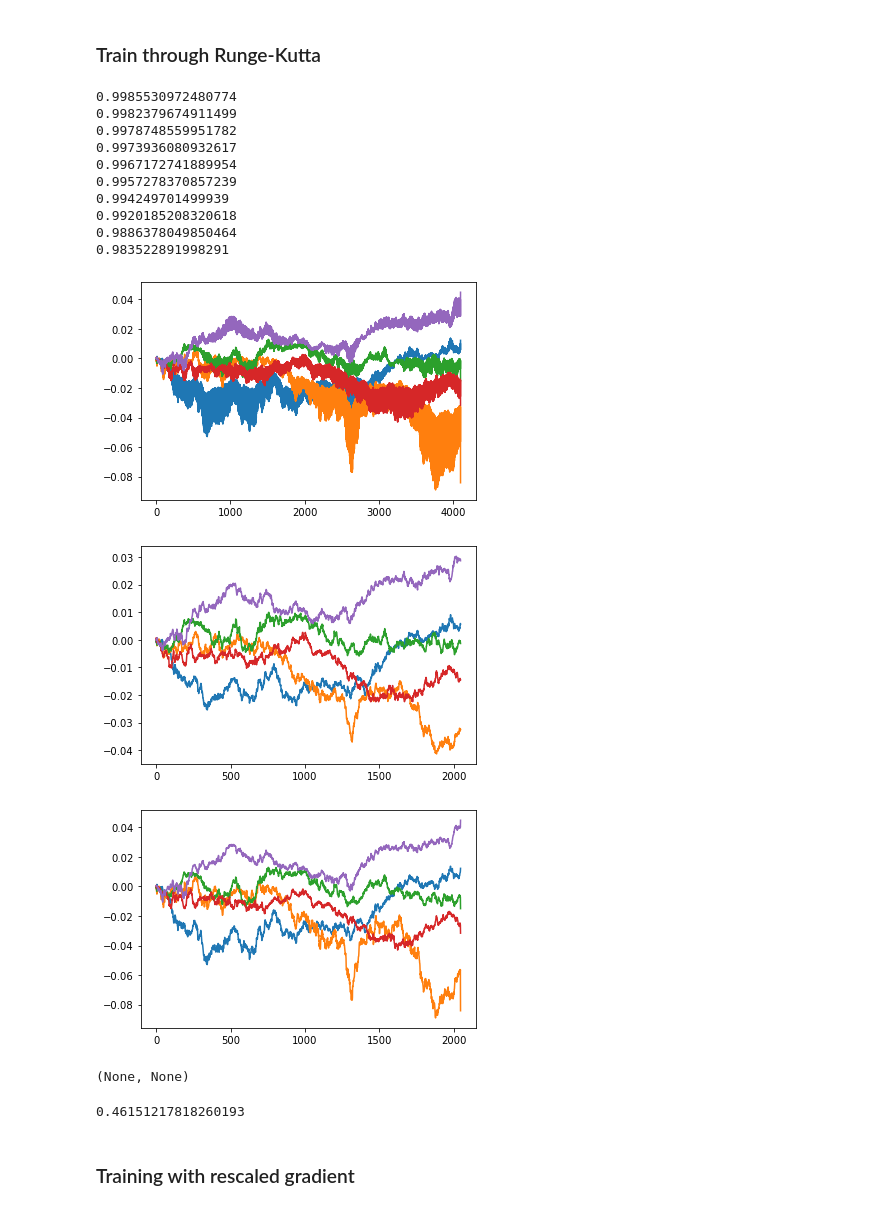
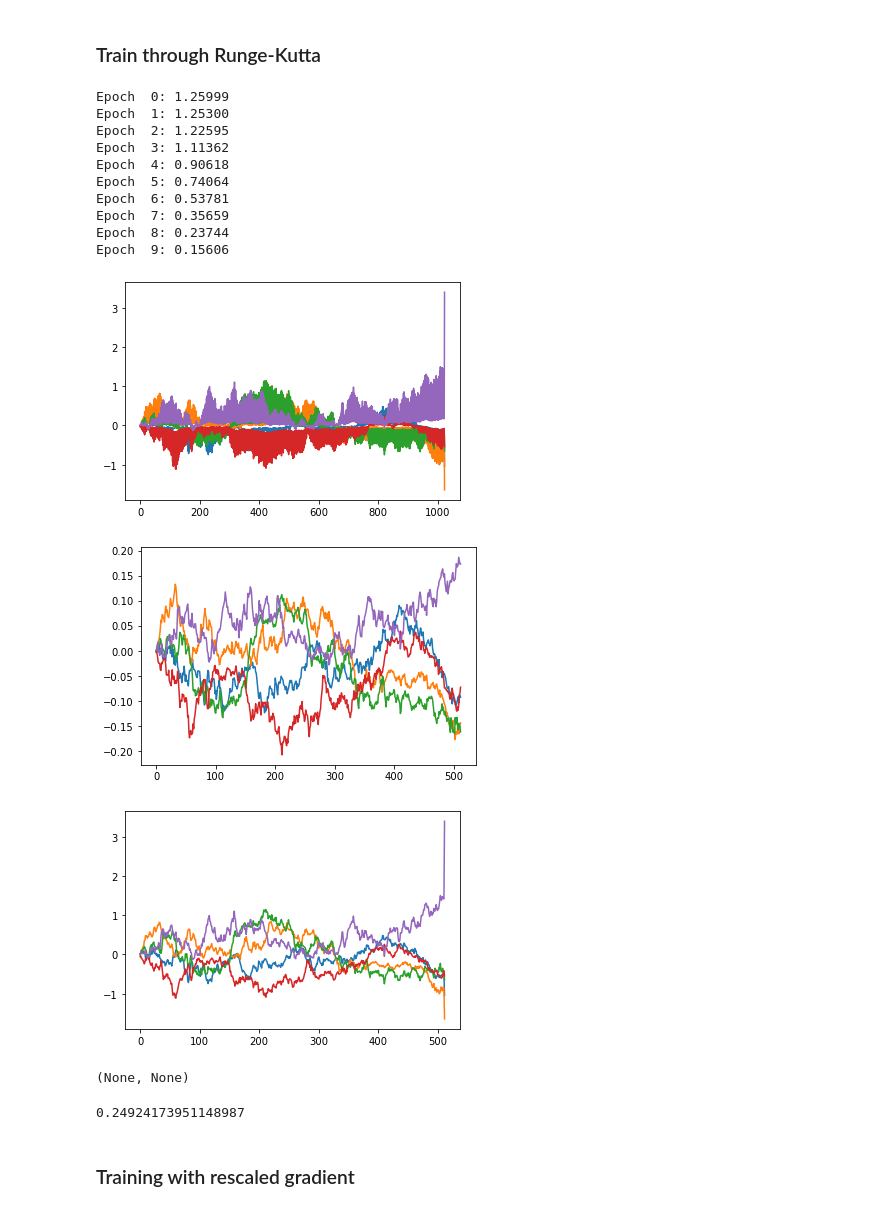
Before and after one commit to silasalberti/stat-learning, a Jupyter notebook: Ding et al 2021.ipynb, the cells around one changed output. Drawn from its saved outputs; the diff is of its cells as text; code cells hidden in the pictures.

```diff
--- a/Ding et al 2021.ipynb
+++ b/Ding et al 2021.ipynb
@@ -236,3 +236 @@ torch.trace(torch.cdist(x, final_output)).item()/B
-# %%
-theta = theta_untrained
 # %%
@@ -259,19 +288,19 @@ torch.trace(torch.cdist(x, final_output)).item()/B
 # %% [markdown]
 ### Solve it using Runge-Kutta
 # %%
-def z_rk4(x: TensorType["b", "d"], log_dl: int = 1):
+def z_rk4(theta: TensorType["m", "l", "k"], x: TensorType["b", "d"], log_dl: int = 1):
     z = x
     dl = 2**log_dl
     dt = dl/(2**MAX_LOG_L)
     for i in range(2**(MAX_LOG_L-log_dl)):
         t = i*dl
-        k1 = F_vectorized(z, t)
-        k2 = F_vectorized(z+k1*dt/2, t+dl//2)
-        k3 = F_vectorized(z+k2*dt/2, t+dl//2)
+        k1 = F_vectorized(z, t, theta)
+        k2 = F_vectorized(z+k1*dt/2, t+dl//2, theta)
+        k3 = F_vectorized(z+k2*dt/2, t+dl//2, theta)
         if t+dl < 2**MAX_LOG_L:
-            k4 = F_vectorized(z+k3*dt, t+dl)
+            k4 = F_vectorized(z+k3*dt, t+dl, theta)
         else:
-            k4 = F_vectorized(z+k3*dt, 2**MAX_LOG_L-1)
+            k4 = F_vectorized(z+k3*dt, 2**MAX_LOG_L-1, theta)
         z = z+dt/6*(k1+2*k2+2*k3+k4)
     return z
 # %% [markdown]
@@ -316,14 +364,13 @@ torch.nn.functional.mse_loss(z(MAX_LOG_L-1,x_), objectives[OBJECTIVE](x_)).item(
 ### Train through Runge-Kutta
 # %%
 STOCHASTIC = False
-def train_rk4(lr: float =1000, iters: int =20, correction: bool = False):
-    global theta, theta_trained
+def train_rk4(theta,lr: float =1000, iters: int =20, correction: bool = False):
     for i in range(iters):
         theta.grad = None
         x_ = x if not STOCHASTIC else x_generator()
-        y = z_rk4(x_, log_dl=1)
+        y = z_rk4(theta,x_, log_dl=1)
         loss = torch.nn.functional.mse_loss(y, objectives[OBJECTIVE](x_))
-        print(loss.item())
+        print(f"Epoch {i:>2}: {loss.item():.5f}")
         loss.backward()
         with torch.no_grad():
             if correction:
@@ -332,35 +379,36 @@ def train_rk4(lr: float =1000, iters: int =20, correction: bool = False):
                 theta[:,-1,:] -= lr*theta.grad[:,-1,:]*torch.norm(theta.grad[:,-2,:])/torch.norm(theta.grad[:,-1,:])
             else:
                 theta -= lr*theta.grad
-    theta_trained = theta
+    return theta
 # %%
-init_params("wiener")
-train_rk4(lr=2000, iters=10)
+theta3 = init_params("wiener")
+theta3_untrained = theta3.clone().detach()
+theta3_trained = train_rk4(theta3, lr=2000, iters=10)
 # %% [output]
-0.9985530972480774
-0.9982379674911499
-0.9978748559951782
-0.9973936080932617
-0.9967172741889954
-0.9957278370857239
-0.994249701499939
-0.9920185208320618
-0.9886378049850464
-0.983522891998291
+Epoch  0: 1.25999
+Epoch  1: 1.25300
+Epoch  2: 1.22595
+Epoch  3: 1.11362
+Epoch  4: 0.90618
+Epoch  5: 0.74064
+Epoch  6: 0.53781
+Epoch  7: 0.35659
+Epoch  8: 0.23744
+Epoch  9: 0.15606
 # %%
-plot_some_params(theta_trained)
+plot_some_params(theta3_trained)
 # %% [output]
-[figure, old version]
+[figure, new version]
 # %%
-plot_some_params(theta_trained[:,::2,:]), plot_some_params(theta_trained[:,1::2,:])
+plot_some_params(theta3_trained[:,::2,:]), plot_some_params(theta3_trained[:,1::2,:])
 # %% [output]
-[figure, old version]
+[figure, new version]
-[figure, old version]
+[figure, new version]
 (None, None)
 # %%
-torch.mean(theta_trained[:,::2,:]/theta_trained[:,1::2,:]).item()
+torch.mean(theta3_trained[:,::2,:]/theta3_trained[:,1::2,:]).item()
 # %% [output]
-0.46151217818260193
+0.24924173951148987
 # %% [markdown]
 ### Training with rescaled gradient
 # %%
```
Also changed, not shown: parts of 56 cells of this notebook.
